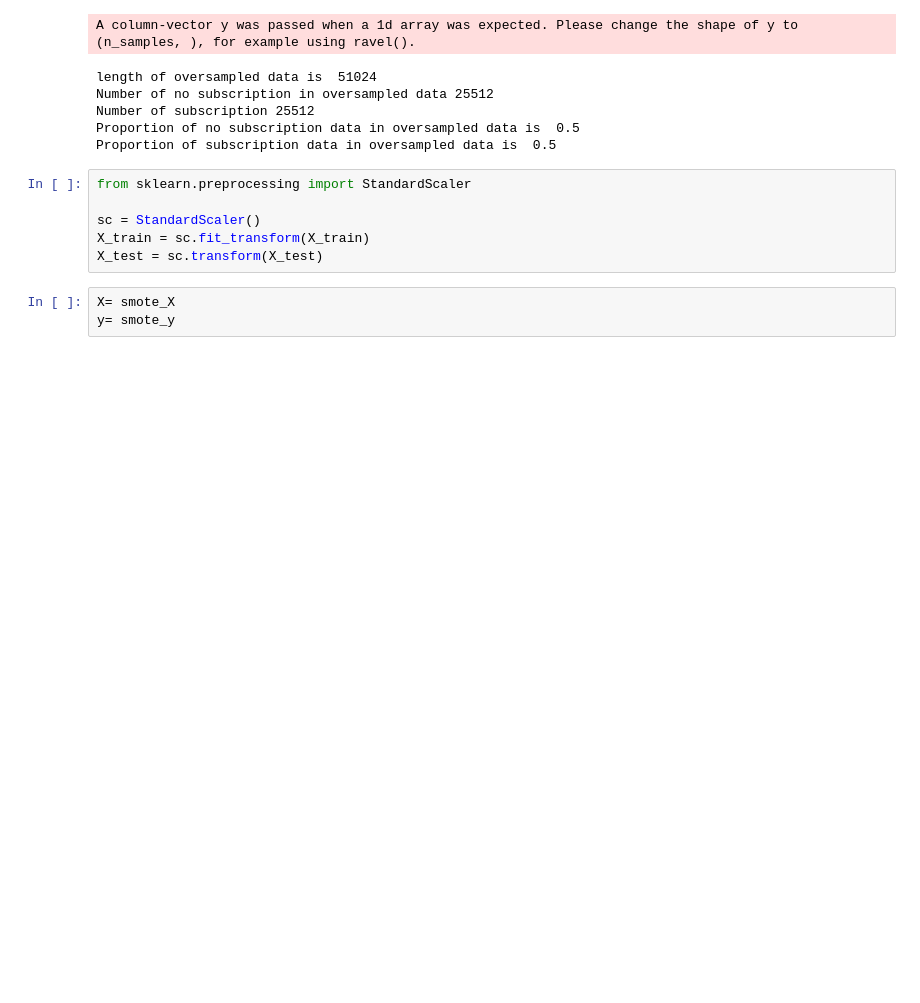
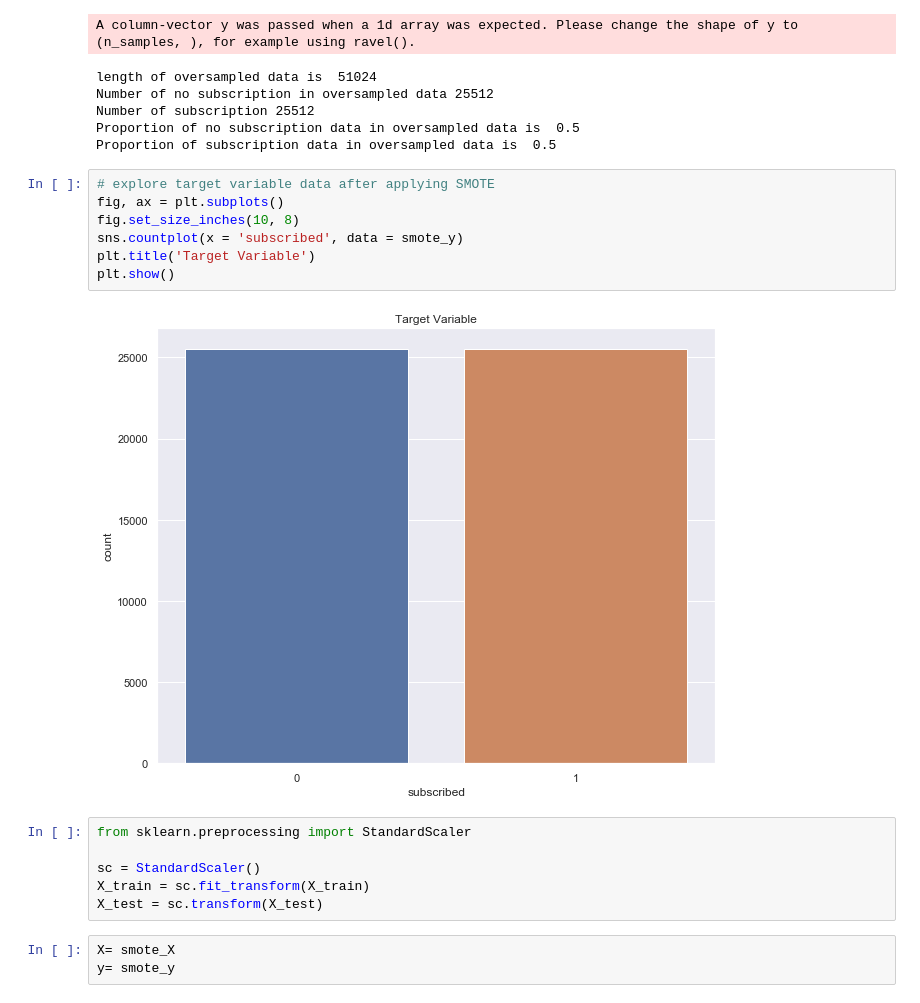
Before and after one commit to suroor89/Bank-Marketing-Campaign-for-Term-Deposit, a Jupyter notebook: Bank-Marketing-Client-Subscription-/bank_marketing_analytics.ipynb, the cells around one changed output. Cells and saved outputs as stored; diff of their text form; blank space fills up the shorter version.

```diff
--- a/Bank-Marketing-Client-Subscription-/bank_marketing_analytics.ipynb
+++ b/Bank-Marketing-Client-Subscription-/bank_marketing_analytics.ipynb
@@ -450,6 +468,15 @@ Number of no subscription in oversampled data 25512
 Number of subscription 25512
 Proportion of no subscription data in oversampled data is  0.5
 Proportion of subscription data in oversampled data is  0.5
+# %%
+# explore target variable data after applying SMOTE
+fig, ax = plt.subplots()
+fig.set_size_inches(10, 8)
+sns.countplot(x = 'subscribed', data = smote_y)
+plt.title('Target Variable')
+plt.show()
+# %% [output]
+[figure, added]
 # %%
 from sklearn.preprocessing import StandardScaler
 
```
Also changed, not shown: parts of 28 cells of this notebook.
